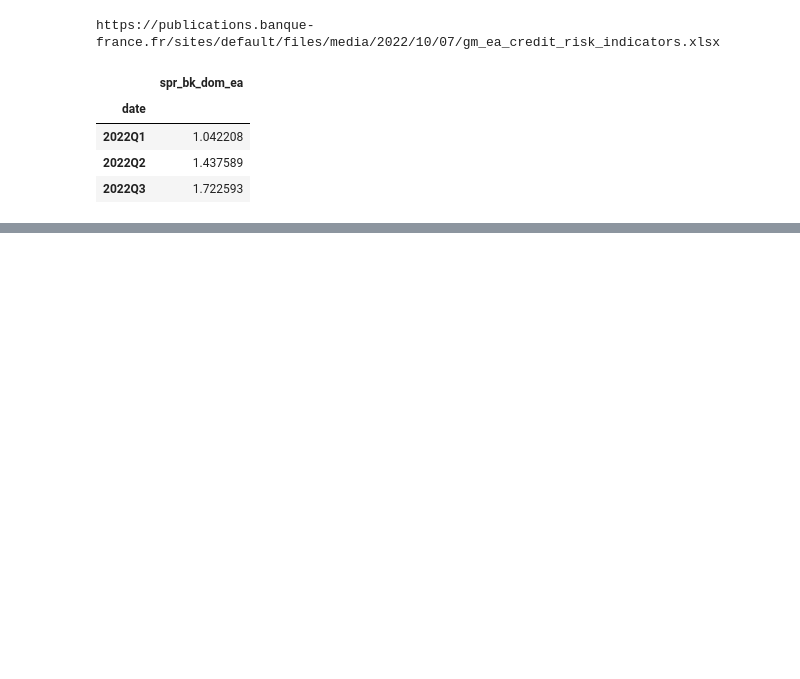
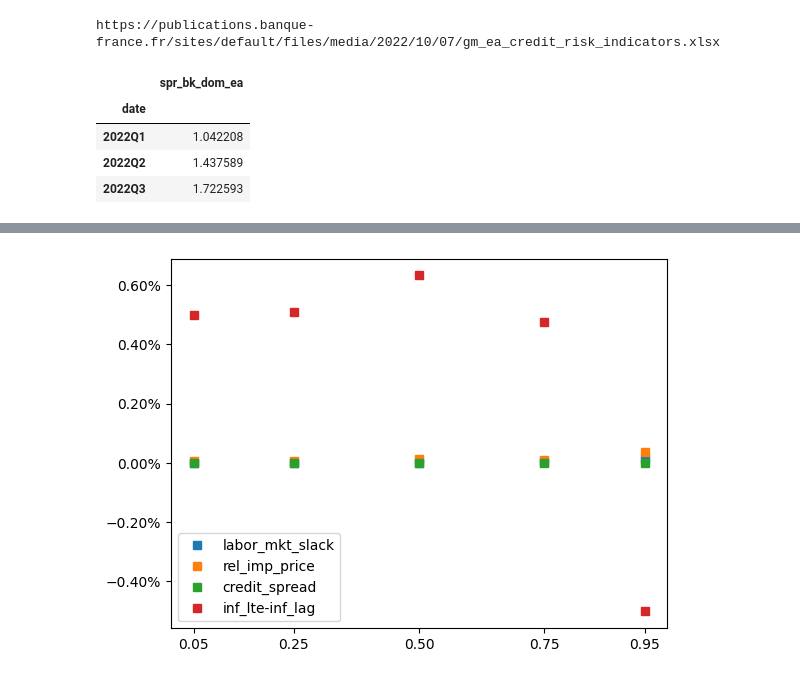
Before and after one commit to tiagocmsouza/inflation-at-risk, a Jupyter notebook: data-download.ipynb, the cells around one changed output, grey strips where cells are left out. Saved outputs shown, nothing was run; the diff lists cells and outputs as text; code cells hidden in the pictures; blank space fills up the shorter version.

Commit message:
Regressions and chart

```diff
--- a/data-download.ipynb
+++ b/data-download.ipynb
@@ -203,8 +206,21 @@ dataset.tail()
 y = pd.DataFrame(dataset['inf'] - dataset['inf_lag'], columns = ['y']).values.flatten()
 X = dataset[['labor_mkt_slack', 'rel_imp_price', 'credit_spread']].copy()
 X['inf_lte-inf_lag'] = dataset['inf_lte'] - dataset['inf_lag']
+X_names = X.columns
 X = X.values
-# %%
-qr = QuantileRegressor(quantile=0.1, alpha=0, solver='highs')
-model = qr.fit(X, y)
-y_pred = model.predict(X)
+# %%
+quantiles = [0.05, 0.25, 0.5, 0.75, 0.95]
+
+models = {}
+
+for quantile in quantiles:
+    qr = QuantileRegressor(quantile=quantile, alpha=0, solver='highs')
+    model = qr.fit(X, y)
+    models[quantile] = model
+
+reg_coef = pd.DataFrame([models[quantile].coef_ for quantile in quantiles], columns=X_names, index=quantiles)
+# %%
+ax = reg_coef.plot(xticks=reg_coef.index, style='s')
+ax.yaxis.set_major_formatter(mtick.PercentFormatter(decimals=2))
+# %% [output]
+[figure, added]
```
Also changed, not shown: parts of 5 cells of this notebook.
